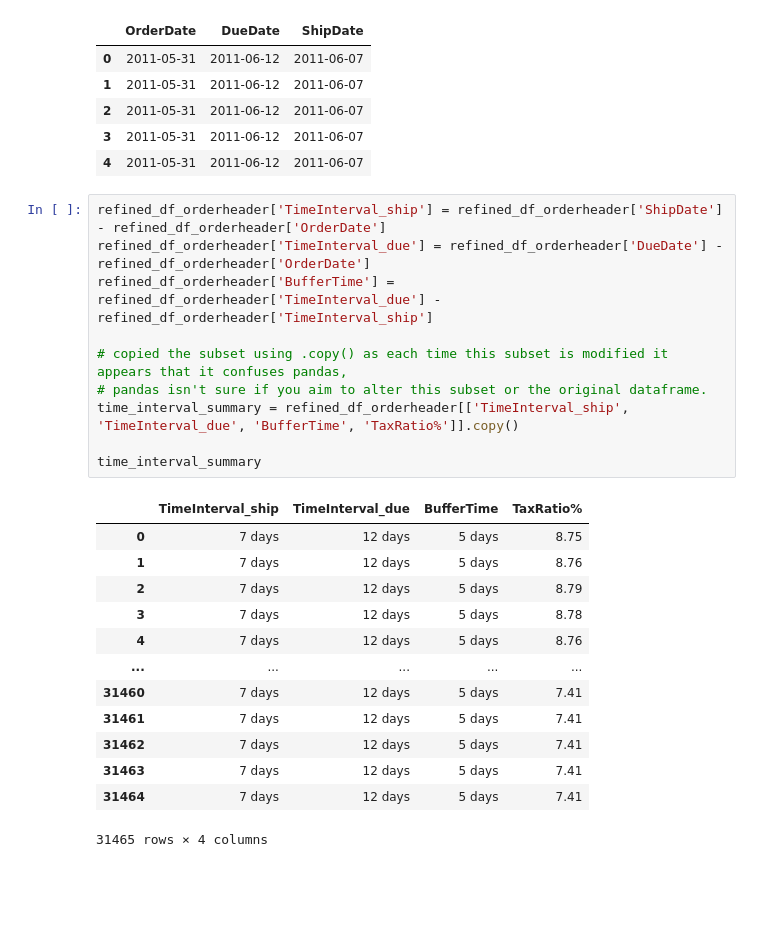
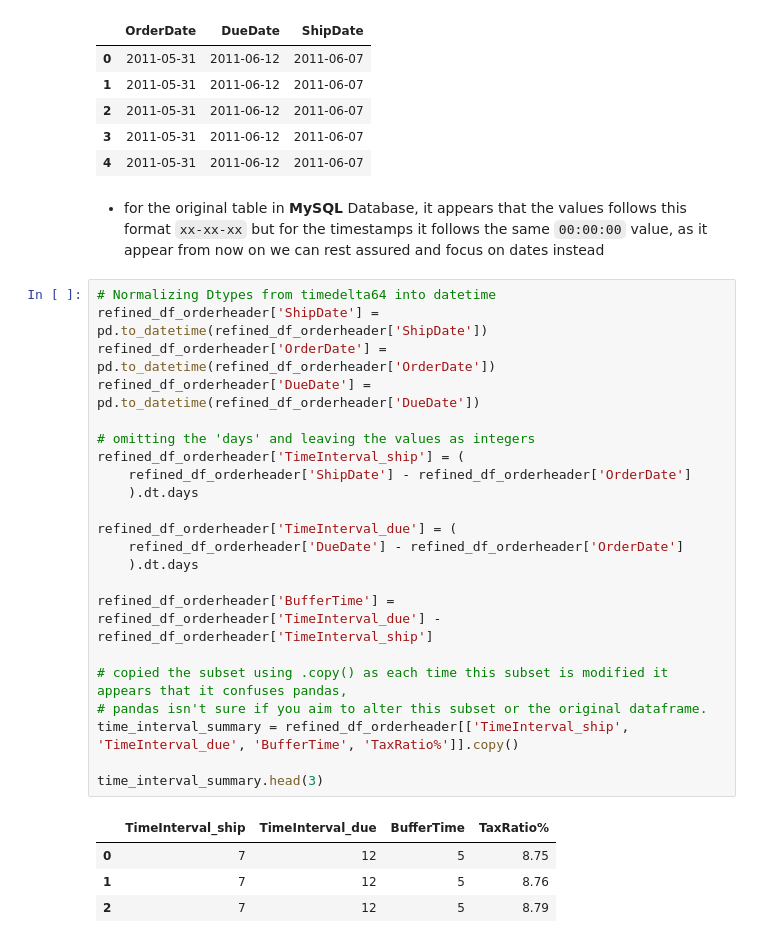
Before and after one commit to AtlasMarbx/AdventureWorks-Data-Migration-and-insight-extraction, a Jupyter notebook: EDA_process.ipynb, the cells around one changed output. Cells and saved outputs as stored; diff of their text form; blank space fills up the shorter version.

```diff
--- a/EDA_process.ipynb
+++ b/EDA_process.ipynb
@@ -282,27 +278,32 @@ temp_view.head(5)
 | 2 | 2011-05-31 | 2011-06-12 | 2011-06-07 |
 | 3 | 2011-05-31 | 2011-06-12 | 2011-06-07 |
 | 4 | 2011-05-31 | 2011-06-12 | 2011-06-07 |
+# %% [markdown]
+- for the original table in **MySQL** Database, it appears that the values follows this format `xx-xx-xx` but for the timestamps it follows the same `00:00:00` value, as it appear from now on we can rest assured and focus on dates instead
 # %%
-refined_df_orderheader['TimeInterval_ship'] = refined_df_orderheader['ShipDate'] - refined_df_orderheader['OrderDate']
-refined_df_orderheader['TimeInterval_due'] = refined_df_orderheader['DueDate'] - refined_df_orderheader['OrderDate']
+# Normalizing Dtypes from timedelta64 into datetime
+refined_df_orderheader['ShipDate'] = pd.to_datetime(refined_df_orderheader['ShipDate'])
+refined_df_orderheader['OrderDate'] = pd.to_datetime(refined_df_orderheader['OrderDate'])
+refined_df_orderheader['DueDate'] = pd.to_datetime(refined_df_orderheader['DueDate'])
+
+# omitting the 'days' and leaving the values as integers
+refined_df_orderheader['TimeInterval_ship'] = (
+    refined_df_orderheader['ShipDate'] - refined_df_orderheader['OrderDate']
+    ).dt.days
+
+refined_df_orderheader['TimeInterval_due'] = (
+    refined_df_orderheader['DueDate'] - refined_df_orderheader['OrderDate']
+    ).dt.days
+
 refined_df_orderheader['BufferTime'] = refined_df_orderheader['TimeInterval_due'] - refined_df_orderheader['TimeInterval_ship']
 
 # copied the subset using .copy() as each time this subset is modified it appears that it confuses pandas,
 # pandas isn't sure if you aim to alter this subset or the original dataframe.
 time_interval_summary = refined_df_orderheader[['TimeInterval_ship', 'TimeInterval_due', 'BufferTime', 'TaxRatio%']].copy()
 
-time_interval_summary
+time_interval_summary.head(3)
 # %% [output]
 |  | TimeInterval_ship | TimeInterval_due | BufferTime | TaxRatio% |
-| 0 | 7 days | 12 days | 5 days | 8.75 |
-| 1 | 7 days | 12 days | 5 days | 8.76 |
-| 2 | 7 days | 12 days | 5 days | 8.79 |
-| 3 | 7 days | 12 days | 5 days | 8.78 |
-| 4 | 7 days | 12 days | 5 days | 8.76 |
-| ... | ... | ... | ... | ... |
-| 31460 | 7 days | 12 days | 5 days | 7.41 |
-| 31461 | 7 days | 12 days | 5 days | 7.41 |
-| 31462 | 7 days | 12 days | 5 days | 7.41 |
-| 31463 | 7 days | 12 days | 5 days | 7.41 |
-| 31464 | 7 days | 12 days | 5 days | 7.41 |
+| 0 | 7 | 12 | 5 | 8.75 |
+| 1 | 7 | 12 | 5 | 8.76 |
+| 2 | 7 | 12 | 5 | 8.79 |
-31465 rows × 4 columns
```
Also changed, not shown: parts of 8 cells of this notebook.
